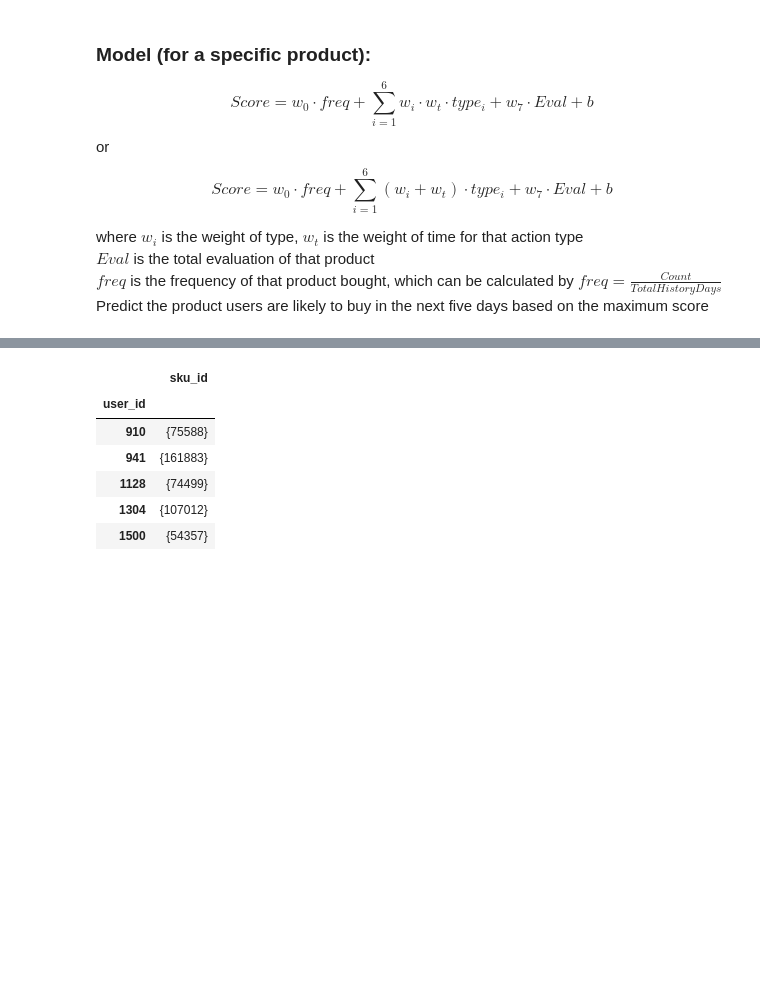
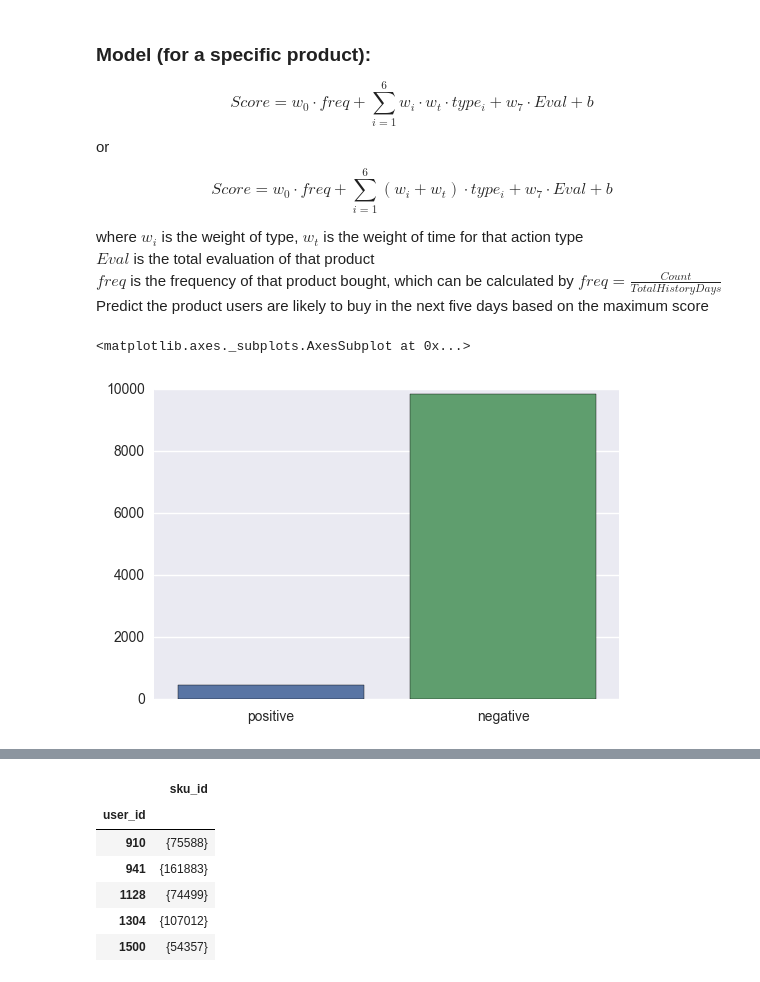
Before and after one commit to jiajuns/JD, a Jupyter notebook: code/explore.ipynb, the cells around one changed output, grey strips where cells are left out. Saved outputs shown, nothing was run; the diff lists cells and outputs as text; code cells hidden in the pictures; blank space fills up the shorter version.

Commit message:
analyze positive and negative distribution, user-time distribution in sample data

```diff
--- a/code/explore.ipynb
+++ b/code/explore.ipynb
@@ -341,6 +339,17 @@ sample['time_weight'] = t_weight
 # split train & test
 last_five = 15
 test = sample[sample['date_index'] == last_five]
+train = sample.loc[~sample.index.isin(test.index)]
 test = test[test['type'] == 4]
-train = sample.loc[~sample.index.isin(test.index)]
-train = train[train['user_id'].isin(test['user_id'])]
+train_data = train[train['user_id'].isin(test['user_id'])]
+# %%
+# sample data analysis
+
+# positive sample (4-11 to 4-15 bought products)
+# negative sample (other products, all products - positive sample)
+user_positive = train_data['user_id']
+user_negative = train[~train['user_id'].isin(train_data['user_id'])]['user_id']
+sns.barplot(['positive', 'negative'], [len(pd.unique(user_positive)), len(pd.unique(user_negative))])
+# %% [output]
+<matplotlib.axes._subplots.AxesSubplot at 0x...>
+[figure, added]
```
Also changed, not shown: parts of 9 cells of this notebook.
